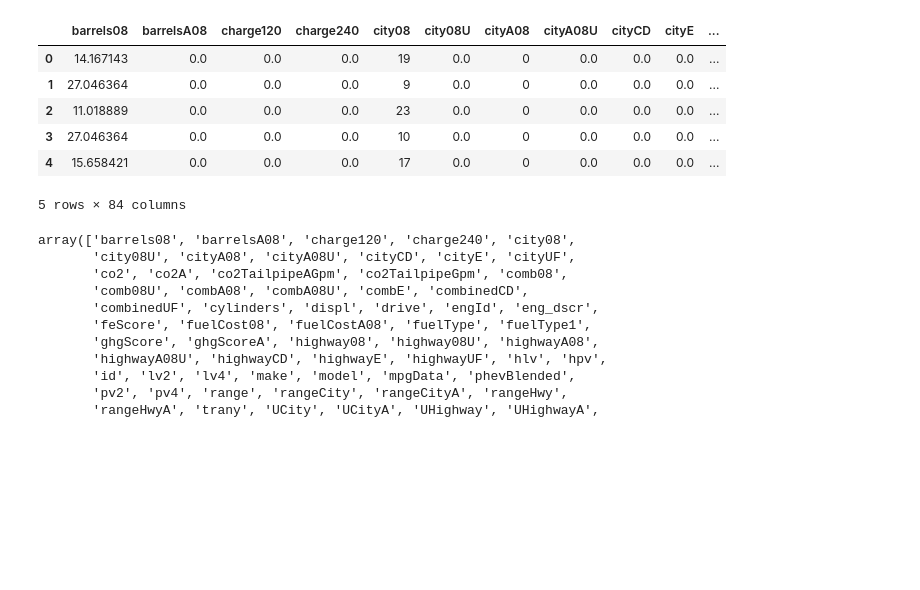
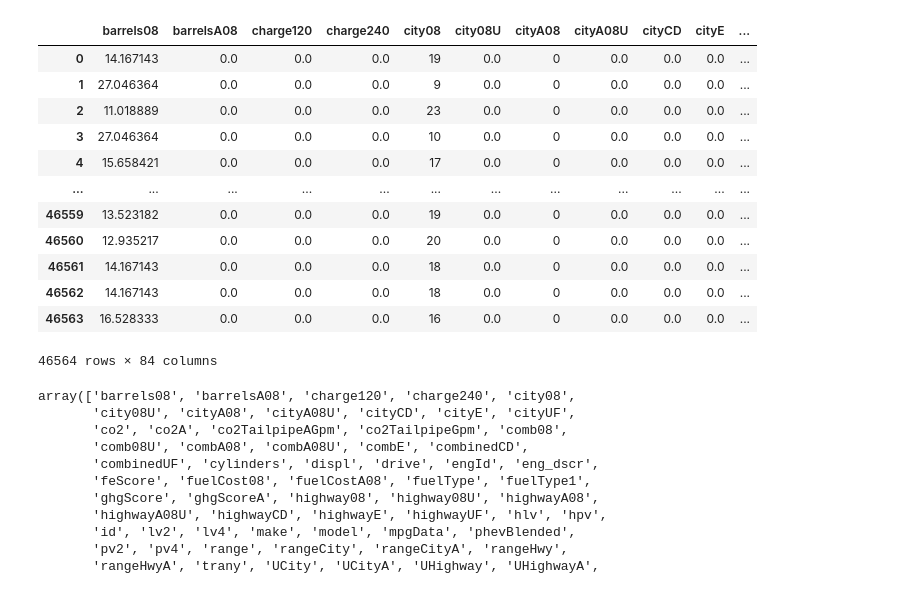
Before and after one commit to Freemark0211/Project_4_MPG_Prediction, a Jupyter notebook: Kevin/Vehicle_Cleaning.ipynb, the cells around one changed output. Cells and saved outputs as stored; diff of their text form; code cells hidden in the pictures; blank space fills up the shorter version.

```diff
--- a/Kevin/Vehicle_Cleaning.ipynb
+++ b/Kevin/Vehicle_Cleaning.ipynb
@@ -6,15 +6,21 @@ import json as js
 import datetime as dt
 # %%
 vehicles_df = pd.read_csv('Resources/vehicles.csv', low_memory=False)
-vehicles_df.head()
+vehicles_df
 # %% [output]
 |  | barrels08 | barrelsA08 | charge120 | charge240 | city08 | city08U | cityA08 | cityA08U | cityCD | cityE | ... |
 | 0 | 14.167143 | 0.0 | 0.0 | 0.0 | 19 | 0.0 | 0 | 0.0 | 0.0 | 0.0 | ... |
 | 1 | 27.046364 | 0.0 | 0.0 | 0.0 | 9 | 0.0 | 0 | 0.0 | 0.0 | 0.0 | ... |
 | 2 | 11.018889 | 0.0 | 0.0 | 0.0 | 23 | 0.0 | 0 | 0.0 | 0.0 | 0.0 | ... |
 | 3 | 27.046364 | 0.0 | 0.0 | 0.0 | 10 | 0.0 | 0 | 0.0 | 0.0 | 0.0 | ... |
 | 4 | 15.658421 | 0.0 | 0.0 | 0.0 | 17 | 0.0 | 0 | 0.0 | 0.0 | 0.0 | ... |
+| ... | ... | ... | ... | ... | ... | ... | ... | ... | ... | ... | ... |
+| 46559 | 13.523182 | 0.0 | 0.0 | 0.0 | 19 | 0.0 | 0 | 0.0 | 0.0 | 0.0 | ... |
+| 46560 | 12.935217 | 0.0 | 0.0 | 0.0 | 20 | 0.0 | 0 | 0.0 | 0.0 | 0.0 | ... |
+| 46561 | 14.167143 | 0.0 | 0.0 | 0.0 | 18 | 0.0 | 0 | 0.0 | 0.0 | 0.0 | ... |
+| 46562 | 14.167143 | 0.0 | 0.0 | 0.0 | 18 | 0.0 | 0 | 0.0 | 0.0 | 0.0 | ... |
+| 46563 | 16.528333 | 0.0 | 0.0 | 0.0 | 16 | 0.0 | 0 | 0.0 | 0.0 | 0.0 | ... |
-5 rows × 84 columns
+46564 rows × 84 columns
 # %%
 vehicles_df.columns.values
 # %% [output]
```
Also changed, not shown: parts of 12 cells of this notebook, 1 other file.
